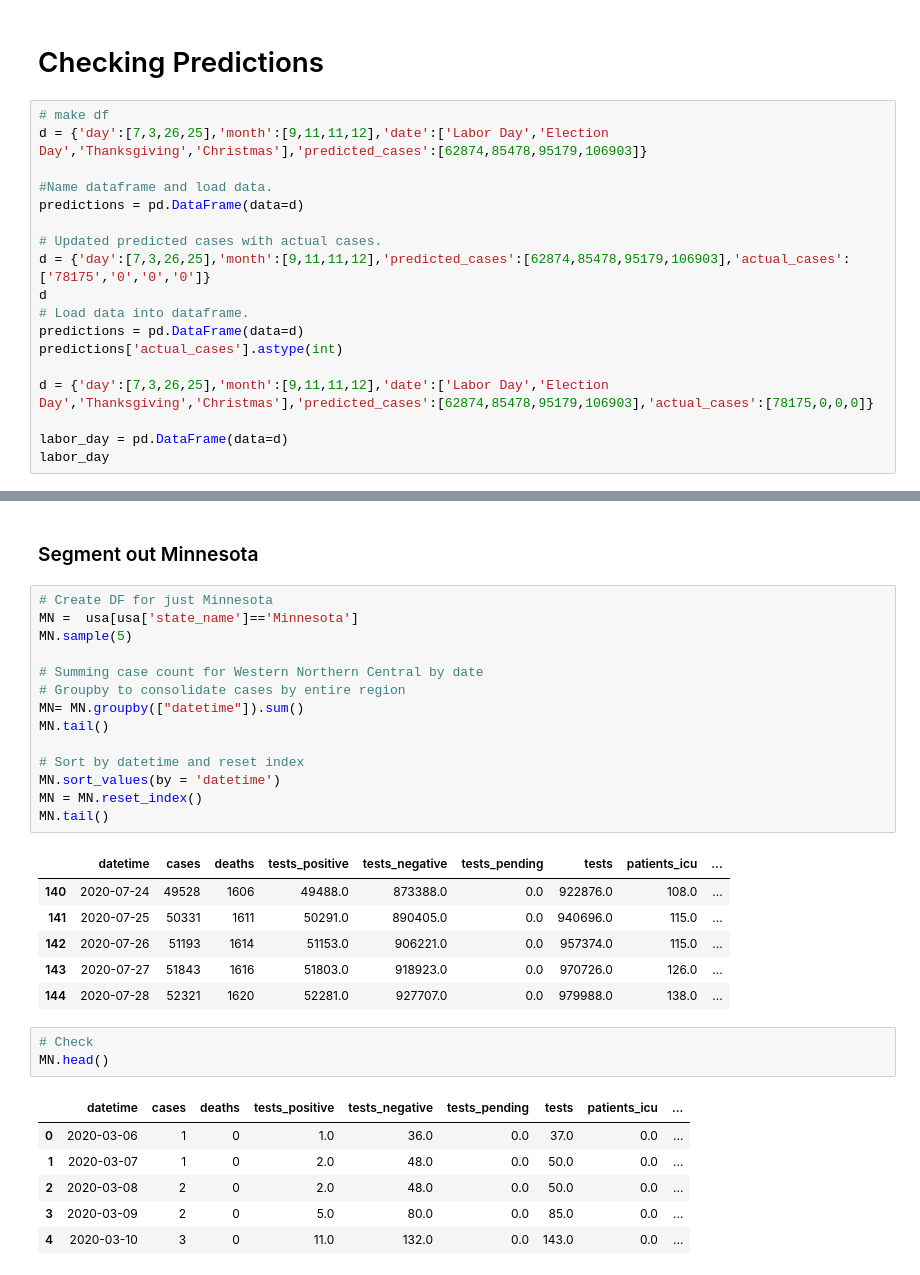
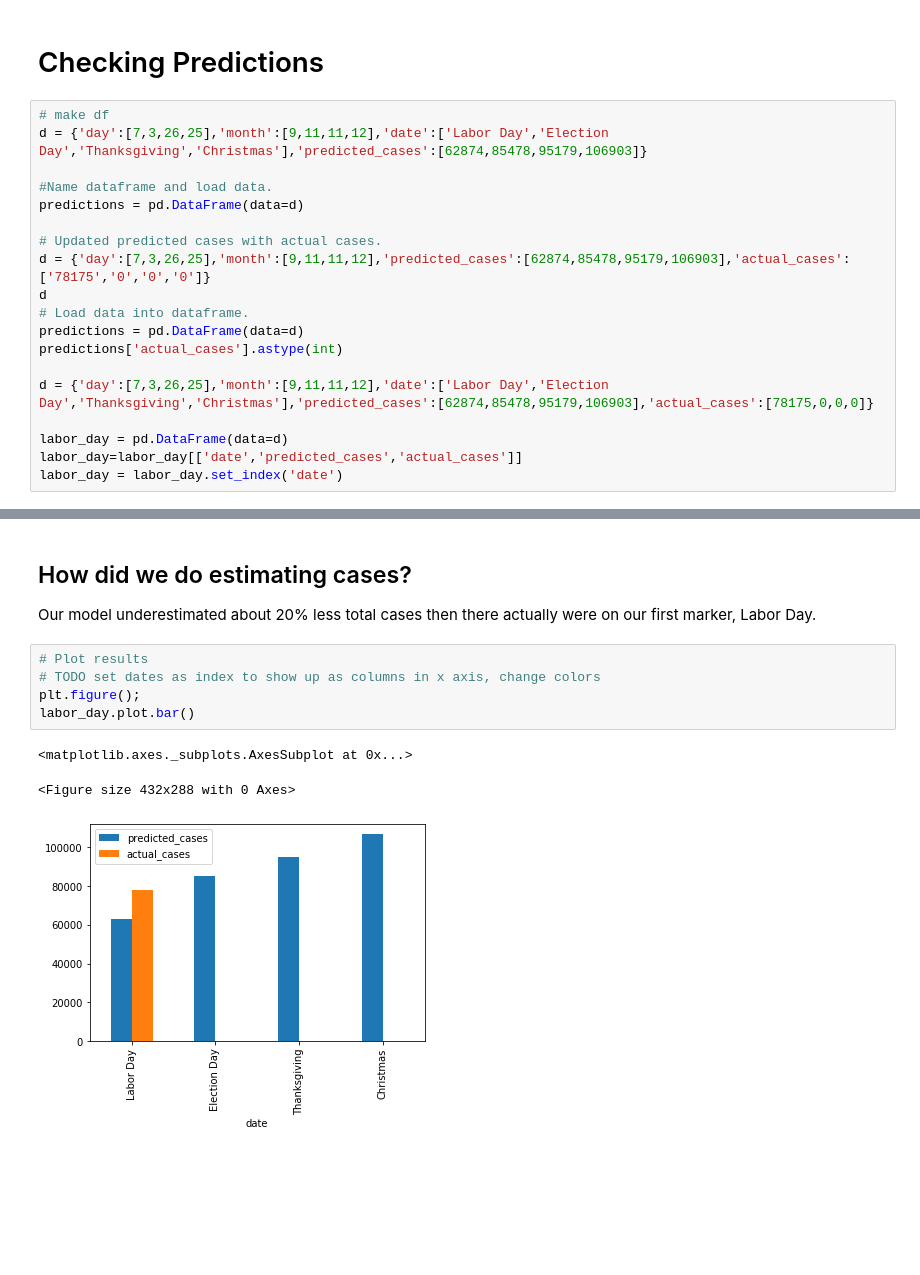
Before and after one commit to searanch/Covid-19-Hackathon, a Jupyter notebook: Original_Model.ipynb, the cells around one changed output, grey strips where cells are left out. Drawn from its saved outputs; the diff is of its cells as text; blank space fills up the shorter version.

```diff
--- a/Original_Model.ipynb
+++ b/Original_Model.ipynb
@@ -201,4 +199,5 @@ predictions['actual_cases'].astype(int)
 d = {'day':[7,3,26,25],'month':[9,11,11,12],'date':['Labor Day','Election Day','Thanksgiving','Christmas'],'predicted_cases':[62874,85478,95179,106903],'actual_cases':[78175,0,0,0]}
 
 labor_day = pd.DataFrame(data=d)
-labor_day
+labor_day=labor_day[['date','predicted_cases','actual_cases']]
+labor_day = labor_day.set_index('date')
@@ -225,33 +204,13 @@ ld.plot.bar()
-# %% [markdown]
-### Segment out Minnesota
-# %%
-# Create DF for just Minnesota
-MN =  usa[usa['state_name']=='Minnesota']
-MN.sample(5)
-
-# Summing case count for Western Northern Central by date
-# Groupby to consolidate cases by entire region
-MN= MN.groupby(["datetime"]).sum()
-MN.tail()
-
-# Sort by datetime and reset index
-MN.sort_values(by = 'datetime')
-MN = MN.reset_index()
-MN.tail()
-# %% [output]
-|  | datetime | cases | deaths | tests_positive | tests_negative | tests_pending | tests | patients_icu | ... |
-| 140 | 2020-07-24 | 49528 | 1606 | 49488.0 | 873388.0 | 0.0 | 922876.0 | 108.0 | ... |
-| 141 | 2020-07-25 | 50331 | 1611 | 50291.0 | 890405.0 | 0.0 | 940696.0 | 115.0 | ... |
-| 142 | 2020-07-26 | 51193 | 1614 | 51153.0 | 906221.0 | 0.0 | 957374.0 | 115.0 | ... |
-| 143 | 2020-07-27 | 51843 | 1616 | 51803.0 | 918923.0 | 0.0 | 970726.0 | 126.0 | ... |
-| 144 | 2020-07-28 | 52321 | 1620 | 52281.0 | 927707.0 | 0.0 | 979988.0 | 138.0 | ... |
-# %%
-# Check
-MN.head()
-# %% [output]
-|  | datetime | cases | deaths | tests_positive | tests_negative | tests_pending | tests | patients_icu | ... |
-| 0 | 2020-03-06 | 1 | 0 | 1.0 | 36.0 | 0.0 | 37.0 | 0.0 | ... |
-| 1 | 2020-03-07 | 1 | 0 | 2.0 | 48.0 | 0.0 | 50.0 | 0.0 | ... |
-| 2 | 2020-03-08 | 2 | 0 | 2.0 | 48.0 | 0.0 | 50.0 | 0.0 | ... |
-| 3 | 2020-03-09 | 2 | 0 | 5.0 | 80.0 | 0.0 | 85.0 | 0.0 | ... |
-| 4 | 2020-03-10 | 3 | 0 | 11.0 | 132.0 | 0.0 | 143.0 | 0.0 | ... |
+# %% [markdown]
+## How did we do estimating cases?
+
+Our model underestimated about 20% less total cases then there actually were on our first marker, Labor Day.
+# %%
+# Plot results
+# TODO set dates as index to show up as columns in x axis, change colors
+plt.figure();
+labor_day.plot.bar()
+# %% [output]
+<matplotlib.axes._subplots.AxesSubplot at 0x...>
+<Figure size 432x288 with 0 Axes>
+[figure, added]
```
Also changed, not shown: parts of 10 cells of this notebook, 2 other files.
